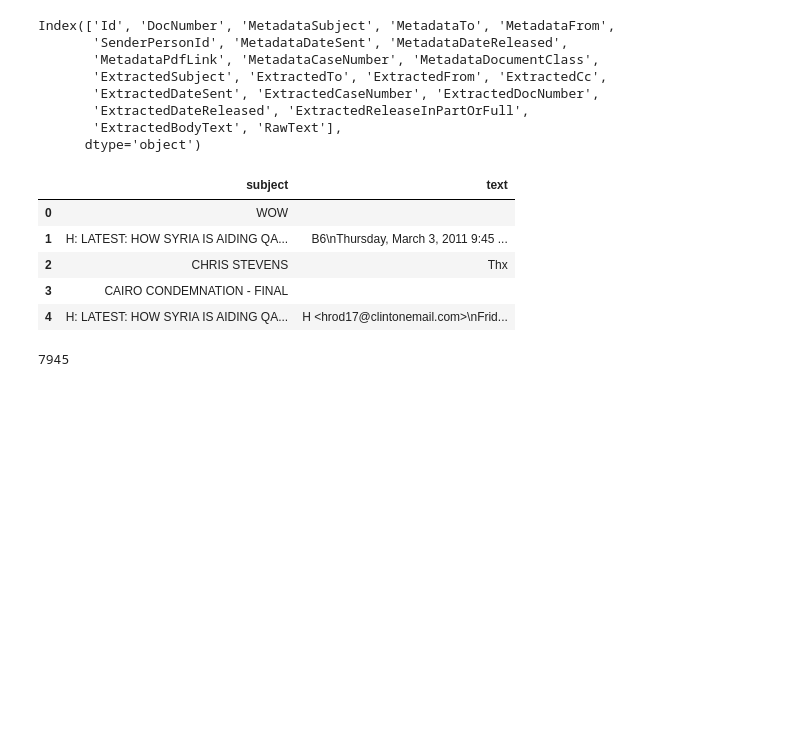
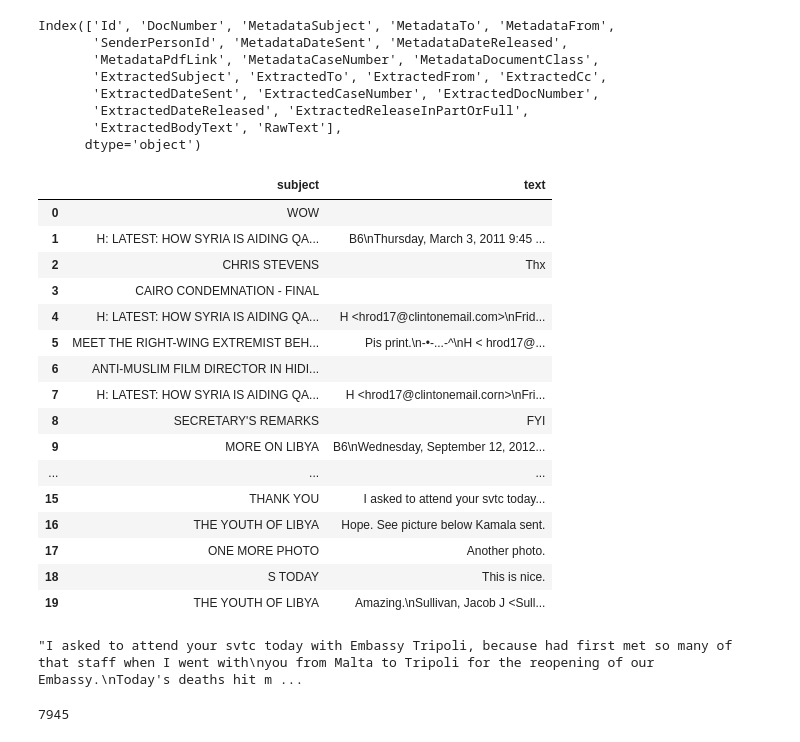
Before and after one commit to gagarinsname/NLP_MIPT, a Jupyter notebook: Task-2/Task-2.ipynb, the cells around one changed output. Drawn from its saved outputs; the diff is of its cells as text; code cells hidden in the pictures; blank space fills up the shorter version.

```diff
--- a/Task-2/Task-2.ipynb
+++ b/Task-2/Task-2.ipynb
@@ -46,11 +46,26 @@ data = pd.DataFrame(emails[['MetadataSubject', 'ExtractedBodyText']])
 data.columns = ['subject', 'text']
 data.text.fillna('', inplace=True)
 # %%
-data.head()
+data.head(20)
 # %% [output]
 |  | subject | text |
 | 0 | WOW |  |
 | 1 | H: LATEST: HOW SYRIA IS AIDING QA... | B6\nThursday, March 3, 2011 9:45 ... |
 | 2 | CHRIS STEVENS | Thx |
 | 3 | CAIRO CONDEMNATION - FINAL |  |
 | 4 | H: LATEST: HOW SYRIA IS AIDING QA... | H <hrod17@clintonemail.com>\nFrid... |
+| 5 | MEET THE RIGHT-WING EXTREMIST BEH... | Pis print.\n-•-...-^\nH < hrod17@... |
+| 6 | ANTI-MUSLIM FILM DIRECTOR IN HIDI... |  |
+| 7 | H: LATEST: HOW SYRIA IS AIDING QA... | H <hrod17@clintonemail.corn>\nFri... |
+| 8 | SECRETARY'S REMARKS | FYI |
+| 9 | MORE ON LIBYA | B6\nWednesday, September 12, 2012... |
+| ... | ... | ... |
+| 15 | THANK YOU | I asked to attend your svtc today... |
+| 16 | THE YOUTH OF LIBYA | Hope. See picture below Kamala sent. |
+| 17 | ONE MORE PHOTO | Another photo. |
+| 18 | S TODAY | This is nice. |
+| 19 | THE YOUTH OF LIBYA | Amazing.\nSullivan, Jacob J <Sull... |
+# %%
+data.text[15]
+# %% [output]
+"I asked to attend your svtc today with Embassy Tripoli, because had first met so many of that staff when I went with\nyou from Malta to Tripoli for the reopening of our Embassy.\nToday's deaths hit m ...
```
Also changed, not shown: parts of 3 cells of this notebook.
